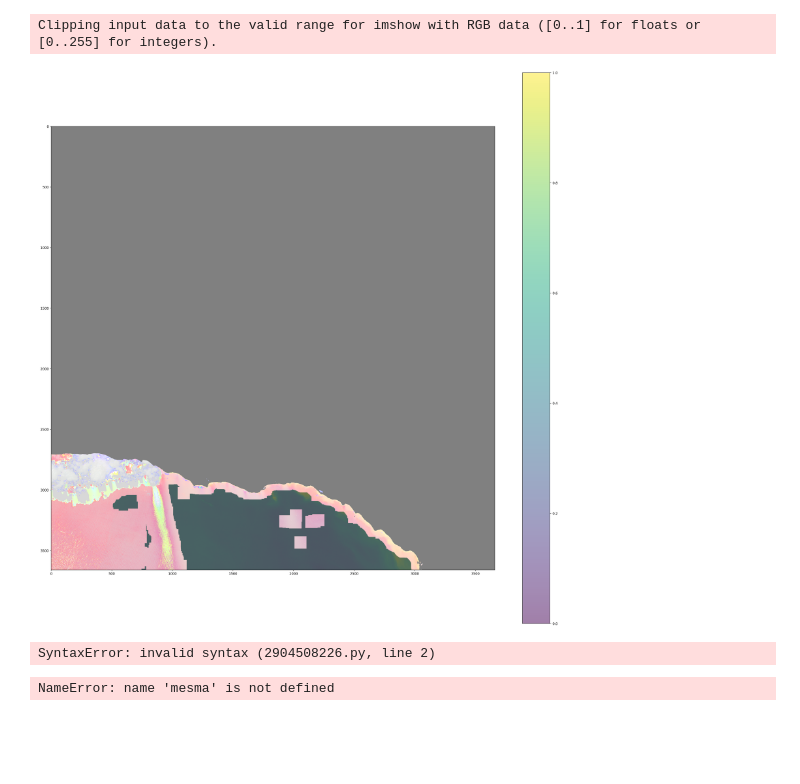
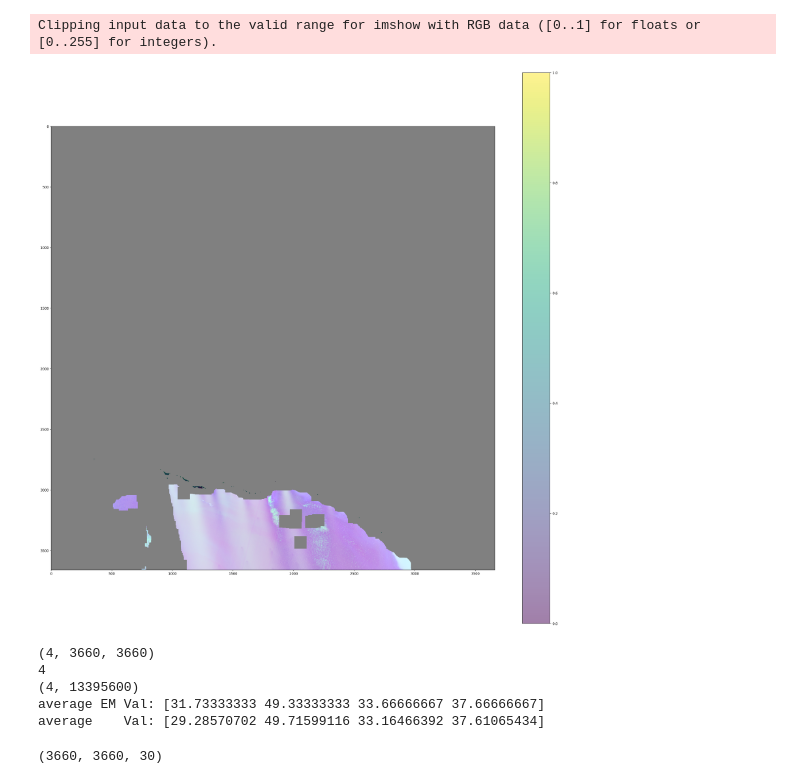
Before and after one commit to atticus-cummings/HLS_Kelp, a Jupyter notebook: mesma_dev.ipynb, the cells around one changed output. Saved outputs shown, nothing was run; the diff lists cells and outputs as text; code cells hidden in the pictures; blank space fills up the shorter version.

Commit message:
Checkpoint save. MESMA and RF progress

```diff
--- a/mesma_dev.ipynb
+++ b/mesma_dev.ipynb
@@ -9,57 +9,73 @@ from scipy.ndimage import binary_dilation
 # %%
 path = r'C:\Users\attic\HLS_Kelp\imagery\rf_training\HLS.L30.T11SKU.2018106T183324.v2.0_kelp_classified.tif'
 ocean_dilation = np.ones((100,100)) #Struct for dilation (increase to enlarge non-ocean mask) larger --> takes longer
-kelp_dilation = np.ones((3,3))
+kelp_dilation = np.ones((4,4))
 with rasterio.open(path) as imagery:
     classified_img = imagery.read(7)
     kelp_mask  = []
     ocean_mask = []
     ocean_dilated = np.where(classified_img == 1, False, True)
     ocean_dilated = binary_dilation(ocean_dilated, structure=ocean_dilation) #This takes ~25 seconds. Should look to optimize
     kelp_dilated = np.where(classified_img == 0, True, False) #This is expanding hte kelp_mask so the TF is reversed
     kelp_dilated = binary_dilation(kelp_dilated,structure=kelp_dilation) #I may not want to do this. we'll see
-    for i in range(6):
+    for i in range(4):
         band_data = imagery.read(i + 1)
-        kmask = np.where(ocean_dilated == False, band_data, np.nan)
-        omask = np.where(ocean_dilated == True, band_data, np.nan)
+        kmask = np.where(kelp_dilated == True, band_data, np.nan)
+        omask = np.where(ocean_dilated == False, band_data, np.nan)
         kelp_mask.append(kmask)
         ocean_mask.append(omask)
 
     kelp_mask = np.array(kelp_mask)
     ocean_mask = np.array(ocean_mask)
     #print(ocean_mask)
 
-rgb_nor = np.stack([ocean_mask[1]/60,ocean_mask[2]/60,ocean_mask[3]/60], axis=-1)
+rgb_nor = np.stack([ocean_mask[2]/60,ocean_mask[0]/60,ocean_mask[1]/60], axis=-1)
 rgb_nor_cropped = rgb_nor
 #print(kelp_mask)
 rgb_nor_cropped = np.ma.masked_where(np.isnan(rgb_nor_cropped), rgb_nor_cropped)
-image = kelp_mask[1]
+image = kelp_mask[1]#,2500:3500,800:1800]
 plt.figure(figsize=(30, 30), dpi=200)
-plt.imshow(image, alpha=.5)
+plt.imshow(image, alpha=1)
 plt.imshow(rgb_nor_cropped, alpha=.5)
 plt.colorbar()
 plt.show()
 # %% [output]
 Clipping input data to the valid range for imshow with RGB data ([0..1] for floats or [0..255] for integers).
-[figure, old version]
+[figure, new version]
 # %%
-ocean_EM = []
-Kelp = [459; 556; 437; 1227]
-kelp_EM
+ocean_EM_stack = []
+kelp_EM = [459, 556, 437, 1227]
+print(kelp_mask.shape)
+n_bands, height, width = kelp_mask.shape
+print(n_bands)
 ocean_EM_n = 0
 ocean_data = ocean_mask.reshape(ocean_mask.shape[0], -1)
+kelp_data = kelp_mask.reshape(kelp_mask.shape[0],-1)
 print(ocean_data.shape)
-ocean_data = ocean_data[:, ~np.isnan(ocean_data).any(axis=0)]
 
+nan_columns = np.isnan(ocean_data).any(axis=0)
+# Remove columns with NaN values
+filtered_ocean = ocean_data[:, ~nan_columns]
 for i in range(30):
-     index = random.randint(0,len(ocean_data[0])-1)
-     ocean_EM.append(ocean_data[:,index])
-print(ocean_EM)
+     index = random.randint(0,len(filtered_ocean[0])-1)
+     ocean_EM_stack.append(filtered_ocean[:,index])
+ocean_EM = np.stack(ocean_EM_stack, axis=1)
+#print(ocean_EM_array)
+
+average_val = np.nanmean(filtered_ocean, axis=1)
+average_endmember = np.nanmean(ocean_EM, axis=1)
+print(f"average EM Val: {average_endmember}")
+print(f"average    Val: {average_val}")
 # %% [output]
-SyntaxError: invalid syntax (2904508226.py, line 2)
+(4, 3660, 3660)
+4
+(4, 13395600)
+average EM Val: [31.73333333 49.33333333 33.66666667 37.66666667]
+average    Val: [29.28570702 49.71599116 33.16466392 37.61065434]
-# %%
-help(mesma)
-mesma
-help(execute)
-# %% [output]
-NameError: name 'mesma' is not defined
+# %%
+frac1 = np.full((kelp_mask.shape[1], kelp_mask.shape[2], 30), np.nan)
+frac2 = np.full((kelp_mask.shape[1], kelp_mask.shape[2], 30), np.nan)
+rmse = np.full((kelp_mask.shape[1], kelp_mask.shape[2], 30), np.nan)
+print(rmse.shape)
+# %% [output]
+(3660, 3660, 30)
```
Also changed, not shown: parts of 2 cells of this notebook, 6 other files.
